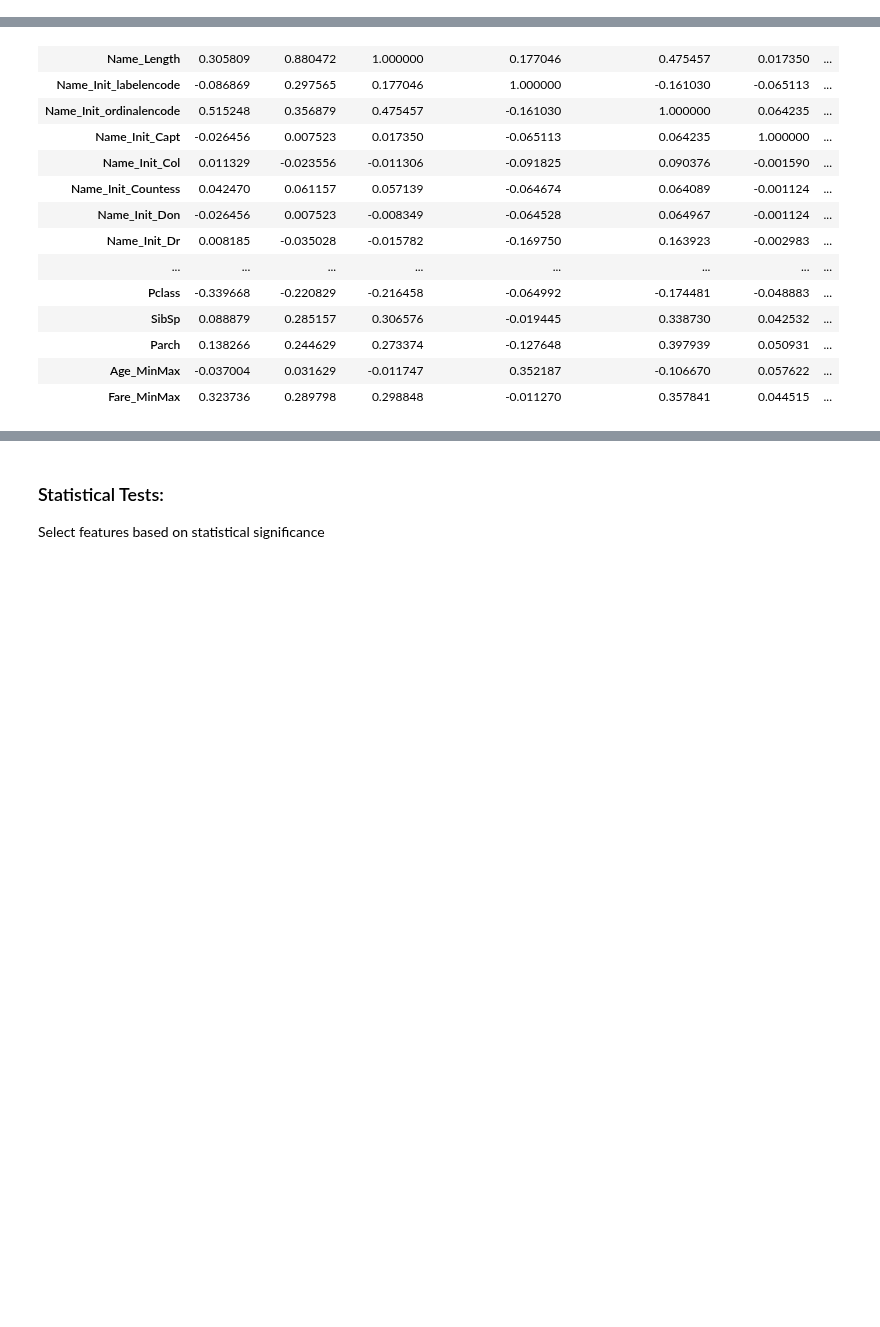
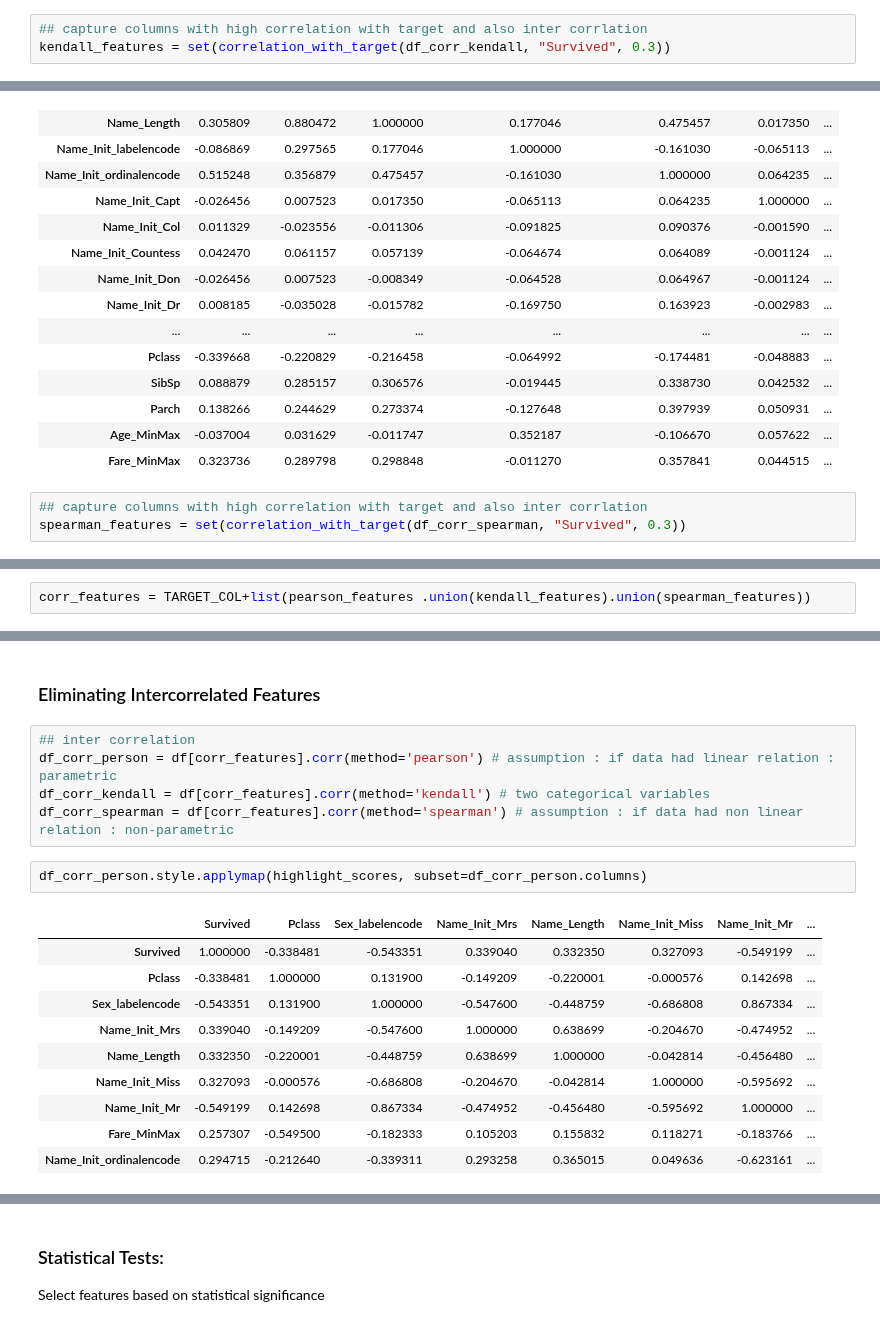
Before and after one commit to Rahul-404/Titanic_Problem_Kaggel, a Jupyter notebook: 4_Feature_Selection.ipynb, the cells around one changed output, grey strips where cells are left out. Saved outputs shown, nothing was run; the diff lists cells and outputs as text; blank space fills up the shorter version.

Commit message:
filter method added

```diff
--- a/4_Feature_Selection.ipynb
+++ b/4_Feature_Selection.ipynb
@@ -127,3 +273,6 @@ df_corr_kendall.style.applymap(highlight_scores, subset=df.columns)
 | Parch | 0.133933 | 0.220443 | 0.221290 | -0.115206 | 0.359764 | 0.049335 | ... |
 | Age_MinMax | -0.031055 | 0.022368 | -0.010721 | 0.289514 | -0.087882 | 0.048357 | ... |
 | Fare_MinMax | 0.266229 | 0.221703 | 0.206440 | -0.007265 | 0.275251 | 0.036608 | ... |
+# %%
+## capture columns with high correlation with target and also inter corrlation
+kendall_features = set(correlation_with_target(df_corr_kendall, "Survived", 0.3))
@@ -147,3 +305,6 @@ df_corr_spearman.style.applymap(highlight_scores, subset=df.columns)
 | Parch | 0.138266 | 0.244629 | 0.273374 | -0.127648 | 0.397939 | 0.050931 | ... |
 | Age_MinMax | -0.037004 | 0.031629 | -0.011747 | 0.352187 | -0.106670 | 0.057622 | ... |
 | Fare_MinMax | 0.323736 | 0.289798 | 0.298848 | -0.011270 | 0.357841 | 0.044515 | ... |
+# %%
+## capture columns with high correlation with target and also inter corrlation
+spearman_features = set(correlation_with_target(df_corr_spearman, "Survived", 0.3))
@@ -149,0 +324,2 @@ df_corr_spearman.style.applymap(highlight_scores, subset=df.columns)
+# %%
+corr_features = TARGET_COL+list(pearson_features .union(kendall_features).union(spearman_features))
@@ -149,0 +338,20 @@ df_corr_spearman.style.applymap(highlight_scores, subset=df.columns)
+# %% [markdown]
+### Eliminating Intercorrelated Features
+# %%
+## inter correlation
+df_corr_person = df[corr_features].corr(method='pearson') # assumption : if data had linear relation : parametric
+df_corr_kendall = df[corr_features].corr(method='kendall') # two categorical variables
+df_corr_spearman = df[corr_features].corr(method='spearman') # assumption : if data had non linear relation : non-parametric
+# %%
+df_corr_person.style.applymap(highlight_scores, subset=df_corr_person.columns)
+# %% [output]
+|  | Survived | Pclass | Sex_labelencode | Name_Init_Mrs | Name_Length | Name_Init_Miss | Name_Init_Mr | ... |
+| Survived | 1.000000 | -0.338481 | -0.543351 | 0.339040 | 0.332350 | 0.327093 | -0.549199 | ... |
+| Pclass | -0.338481 | 1.000000 | 0.131900 | -0.149209 | -0.220001 | -0.000576 | 0.142698 | ... |
+| Sex_labelencode | -0.543351 | 0.131900 | 1.000000 | -0.547600 | -0.448759 | -0.686808 | 0.867334 | ... |
+| Name_Init_Mrs | 0.339040 | -0.149209 | -0.547600 | 1.000000 | 0.638699 | -0.204670 | -0.474952 | ... |
+| Name_Length | 0.332350 | -0.220001 | -0.448759 | 0.638699 | 1.000000 | -0.042814 | -0.456480 | ... |
+| Name_Init_Miss | 0.327093 | -0.000576 | -0.686808 | -0.204670 | -0.042814 | 1.000000 | -0.595692 | ... |
+| Name_Init_Mr | -0.549199 | 0.142698 | 0.867334 | -0.474952 | -0.456480 | -0.595692 | 1.000000 | ... |
+| Fare_MinMax | 0.257307 | -0.549500 | -0.182333 | 0.105203 | 0.155832 | 0.118271 | -0.183766 | ... |
+| Name_Init_ordinalencode | 0.294715 | -0.212640 | -0.339311 | 0.293258 | 0.365015 | 0.049636 | -0.623161 | ... |
```
Also changed, not shown: parts of 17 cells of this notebook.
